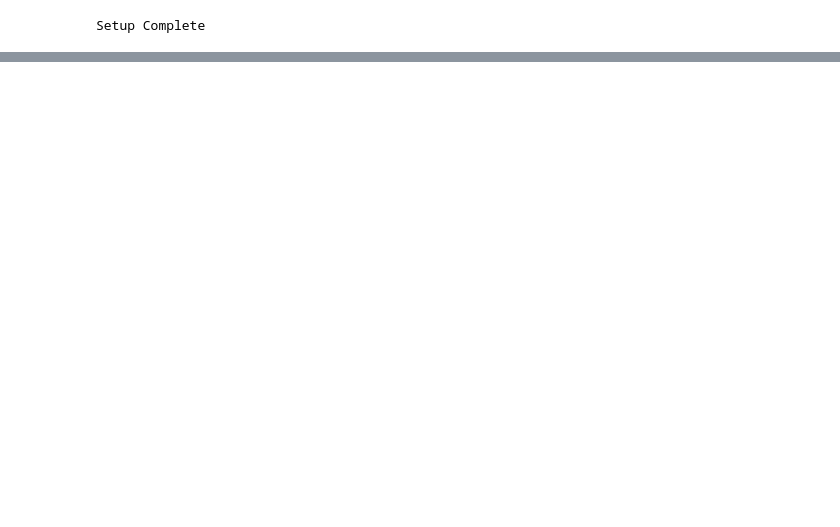
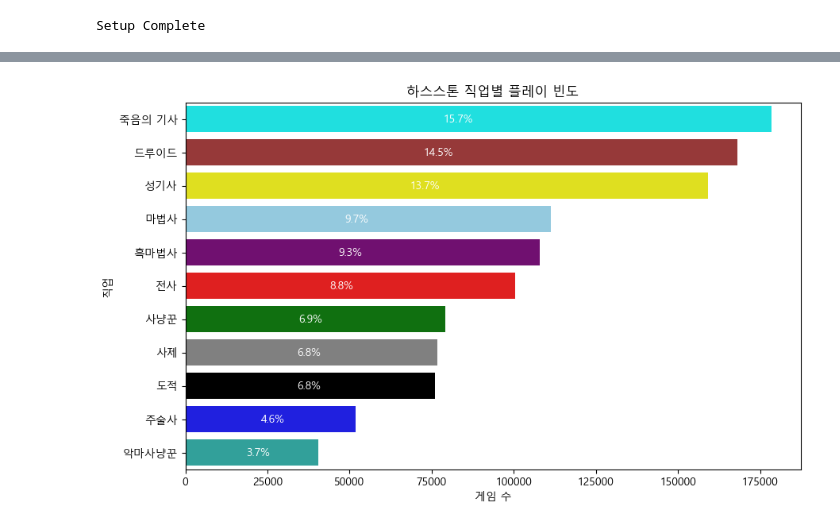
Before and after one commit to tlthr764/codingon_project_03, a Jupyter notebook: graph_meta.ipynb, the cells around one changed output, grey strips where cells are left out. Drawn from its saved outputs; the diff is of its cells as text; code cells hidden in the pictures; blank space fills up the shorter version.

```diff
--- a/graph_meta.ipynb
+++ b/graph_meta.ipynb
@@ -25,0 +15,16 @@ meta_data.head()
+# %%
+# 데이터 불러오기
+meta_filepath = "./hs_meta.csv"
+meta_data = pd.read_csv(meta_filepath)
+
+# 'Winrate' 열에서 퍼센트 기호 제거하고 숫자로 변환
+meta_data['Winrate'] = meta_data['Winrate'].str.rstrip('%').astype('float')
+
+# 'Popular' 열에서 퍼센트 기호 제거하고 숫자로 변환
+meta_data['Popular'] = meta_data['Popular'].str.rstrip('%').astype('float')
+
+# 'Games' 열에서 쉼표 제거하고 숫자로 변환
+meta_data['Games'] = meta_data['Games'].str.replace(',', '').astype('int')
+
+# 데이터 헤드 출력
+meta_data
@@ -25,0 +45,35 @@ meta_data.head()
+# %%
+# 직업별 게임 플레이 빈도 계산
+hero_total = meta_data.groupby(['Hero'])[['Popular','Games']].sum().reset_index()
+
+# 게임 수가 많은 순으로 정렬
+hero_total = hero_total.sort_values(by='Games', ascending=False)
+
+# 직업별 색깔 지정
+hero_color = {
+    '죽음의기사': 'cyan',
+    '드루이드': 'brown',
+    '성기사': 'yellow',
+    '마법사': 'skyblue',
+    '흑마법사': 'purple',
+    '전사': 'red',
+    '사냥꾼': 'green',
+    '사제': 'gray',
+    '도적': 'black',
+    '주술사': 'blue',
+    '악마사냥꾼' : 'lightseagreen'
+}
+
+# Seaborn을 사용하여 막대 그래프 그리기
+plt.figure(figsize=(10, 6))
+hero_graph = sns.barplot(x='Games', y='Hero', data=hero_total, palette=hero_color.values())
+plt.title("하스스톤 직업별 플레이 빈도")
+plt.xlabel("게임 수")
+plt.ylabel("직업")
+
+# 각 막대 안에 점유율을 표시
+for index, value in enumerate(hero_total['Popular']):
+    hero_graph.text(value * 5000, index, f'{value:.1f}%', va='center', fontsize=10, color='white')
+plt.show()
+# %% [output]
+[figure, added]
```
Also changed, not shown: parts of 5 cells of this notebook, 7 other files.
